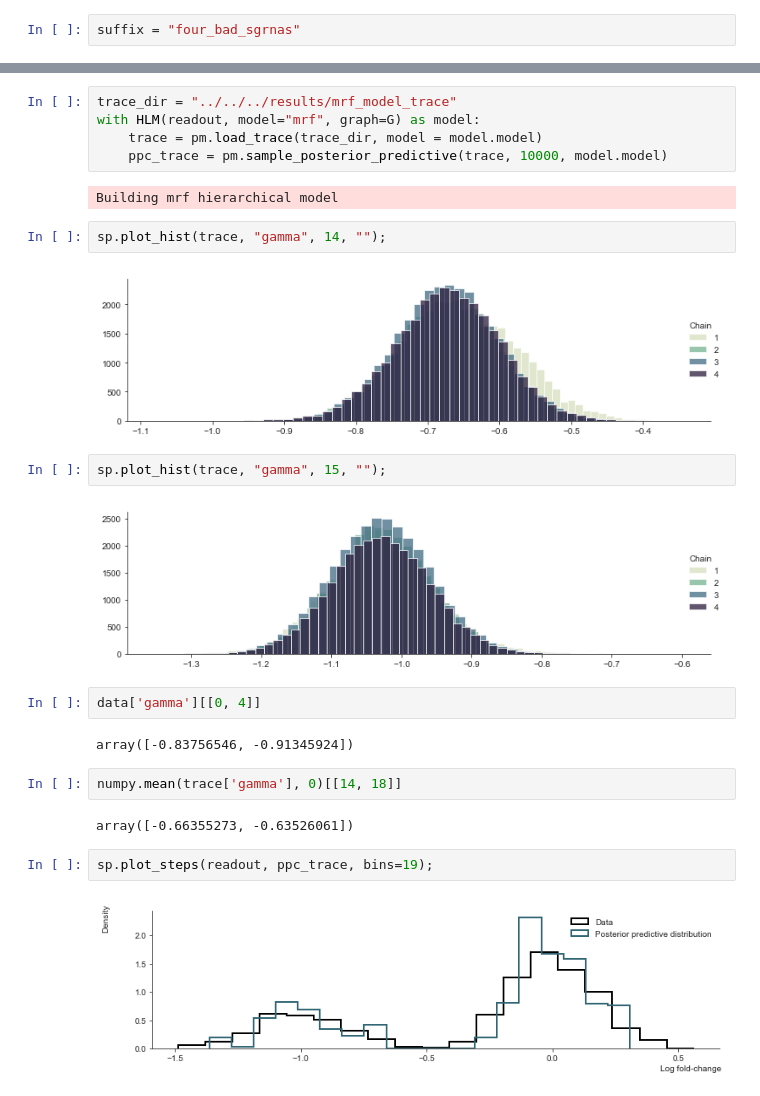
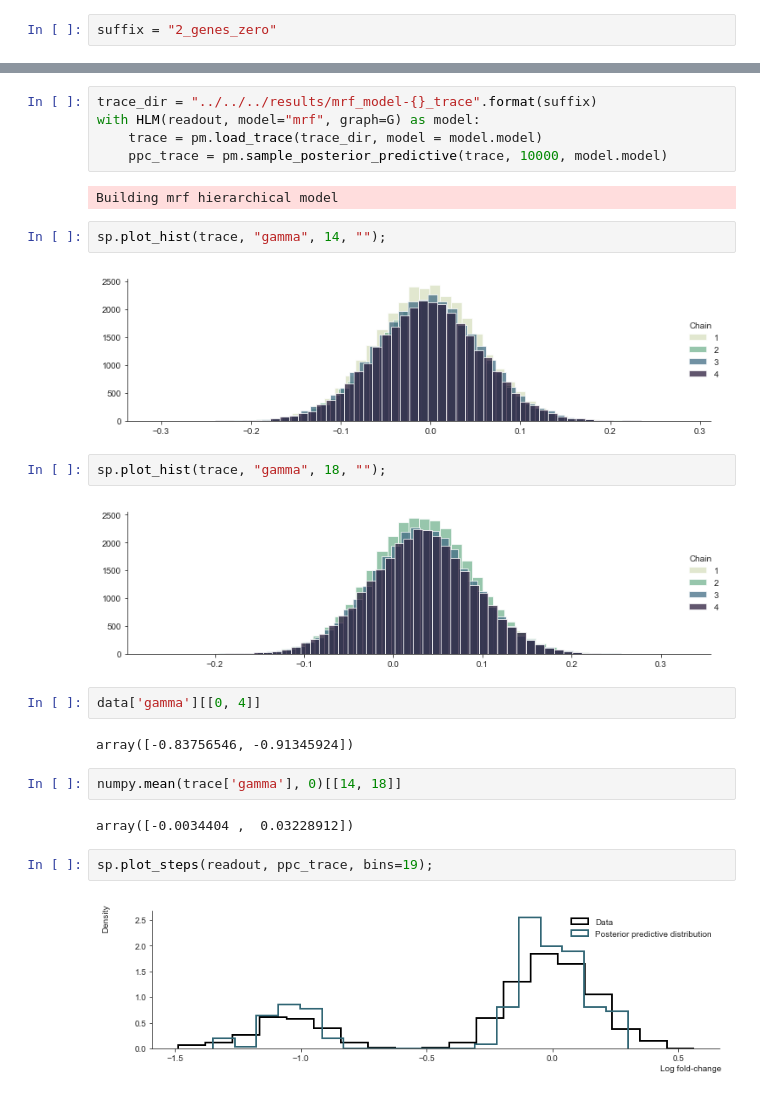
Before and after one commit to cbg-ethz/shm, a Jupyter notebook: analysis/04a-structured_hierarchical_linear_models.ipynb, the cells around one changed output, grey strips where cells are left out. Saved outputs shown, nothing was run; the diff lists cells and outputs as text.

```diff
--- a/analysis/04a-structured_hierarchical_linear_models.ipynb
+++ b/analysis/04a-structured_hierarchical_linear_models.ipynb
@@ -70,7 +70,7 @@ def read_graph(infile):
         G = pickle.load(fh)
     return G
 # %%
-suffix = "four_bad_sgrnas"
+suffix = "2_genes_zero"
 # %% [markdown]
 # Model evaluation
 # %%
@@ -210,7 +193,7 @@ np.mean((readout["readout"].values - np.mean(ppc_trace['x'], 0))**2)
 # %% [markdown]
 ## MRF model
 # %%
-trace_dir = "../../../results/mrf_model_trace"
+trace_dir = "../../../results/mrf_model-{}_trace".format(suffix)
 with HLM(readout, model="mrf", graph=G) as model:
     trace = pm.load_trace(trace_dir, model = model.model)
     ppc_trace = pm.sample_posterior_predictive(trace, 10000, model.model)
@@ -219,11 +202,11 @@ Building mrf hierarchical model
 # %%
 sp.plot_hist(trace, "gamma", 14, "");
 # %% [output]
-[figure, old version]
+[figure, new version]
 # %%
-sp.plot_hist(trace, "gamma", 15, "");
+sp.plot_hist(trace, "gamma", 18, "");
 # %% [output]
-[figure, old version]
+[figure, new version]
 # %%
 data['gamma'][[0, 4]]
 # %% [output]
@@ -231,11 +214,11 @@ array([-0.83756546, -0.91345924])
 # %%
 numpy.mean(trace['gamma'], 0)[[14, 18]]
 # %% [output]
-array([-0.66355273, -0.63526061])
+array([-0.0034404 ,  0.03228912])
 # %%
 sp.plot_steps(readout, ppc_trace, bins=19);
 # %% [output]
-[figure, old version]
+[figure, new version]
 # %%
 sp.plot_posterior_labels(
     trace,  [model._index_to_gene[x] for x in sorted(model._index_to_gene.keys())]);
```
Also changed, not shown: parts of 18 cells of this notebook, 2 other files.
